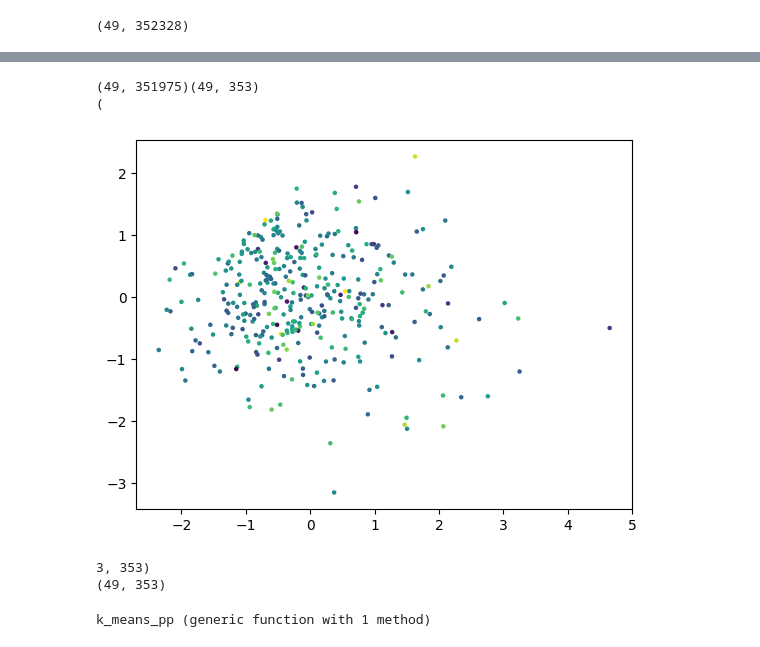
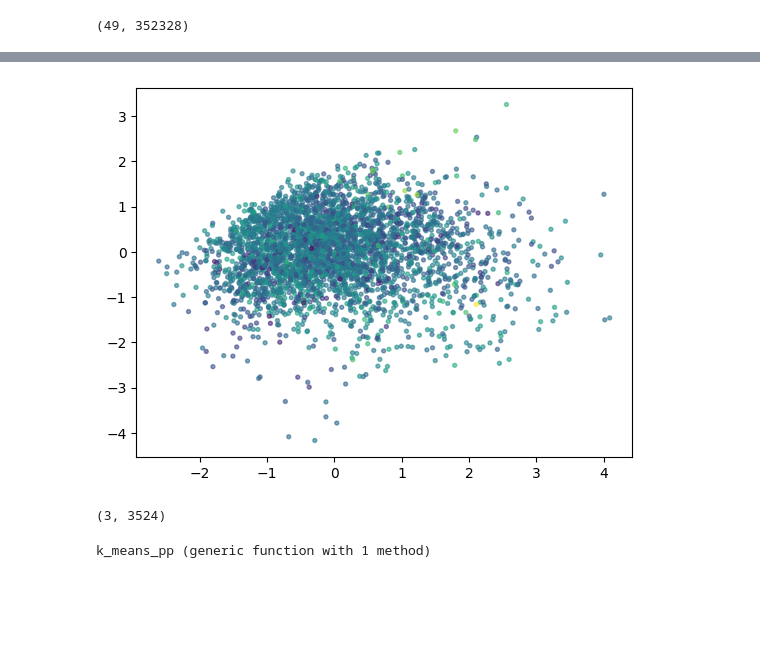
Before and after one commit to rptrevin/AA228-Project, a Jupyter notebook: state_cluster/state_explore.ipynb, the cells around one changed output, grey strips where cells are left out. Drawn from its saved outputs; the diff is of its cells as text; code cells hidden in the pictures; blank space fills up the shorter version.

Commit message:
building state clusters vectors

```diff
--- a/state_cluster/state_explore.ipynb
+++ b/state_cluster/state_explore.ipynb
@@ -10,8 +10,9 @@ using LinearAlgebra
 
 
 dpath = "../dataset_json/"
+apath = "../dataset_artifacts/"
 
 # number of patients
-n  = 5366
-s  = 750
+n_patients = 5366
+n_states   = 750
 # %% [output]
@@ -51,3 +52,9 @@ S = hcat(states...)
 size(S)
 # %% [output]
 (49, 352328)
+# %%
+function shuffle_cols(data)
+    n = size(data, 2)
+    v = view(shuffle(1:n), 1:n)
+    return data[:, v]
+end
@@ -53,0 +63,2 @@ size(S)
+# %%
+S = shuffle_cols(S)
@@ -54,35 +83,39 @@ size(S)
 # %%
 # reducing dimentionality of state space for
 # visualization
-function partition_train_test(data, at = 0.999)
+function partition_dataset(data; at = 0.999)
     n         = size(data, 2)
     idx       = shuffle(1:n)
 
     train_idx = view(idx, 1:floor(Int, at * n))
     test_idx  = view(idx, (floor(Int, at * n) + 1):n)
 
     return data[:,train_idx], data[:,test_idx]
 end
 
-train, test = partition_train_test(S)
-println(size(train), size(test))
+function create_pca_matrix(data; at = 0.999, dims = 3)
+    M = fit(PCA, data; maxoutdim = dims)
+    return M
+end
 
-M = fit(PCA, train; maxoutdim = 3)
+function reduce_dims(M, data)
+    return MultivariateStats.transform(M, data)
+end
+
+M = create_pca_matrix(S, at = 0.998, dims = 3)
+_, srs = partition_dataset(S, at = 0.99)
 
 # apply PCA model to testing set
-y_te = MultivariateStats.transform(M, test)
+y_te = reduce_dims(M, srs)
 
 # reconstruct testing observations (approximately)
-test_2d = reconstruct(M, y_te)
+# test_2d = reconstruct(M, y_te)
 println(size(y_te))
-println(size(test_2d))
+# println(size(test_2d))
 
-scatter(y_te[1,:],y_te[2,:], c = y_te[3,:], s = 5)
+scatter(y_te[1,:],y_te[2,:], c = y_te[3,:], s = 8, alpha = 0.6)
 plt.show()
 # %% [output]
+[figure, new version]
-(49, 351975)(49, 353)
-(
+(3, 3524)
-[figure, old version]
-3, 353)
-(49, 353)
 # %%
```
Also changed, not shown: parts of 13 cells of this notebook, 2 other files.
